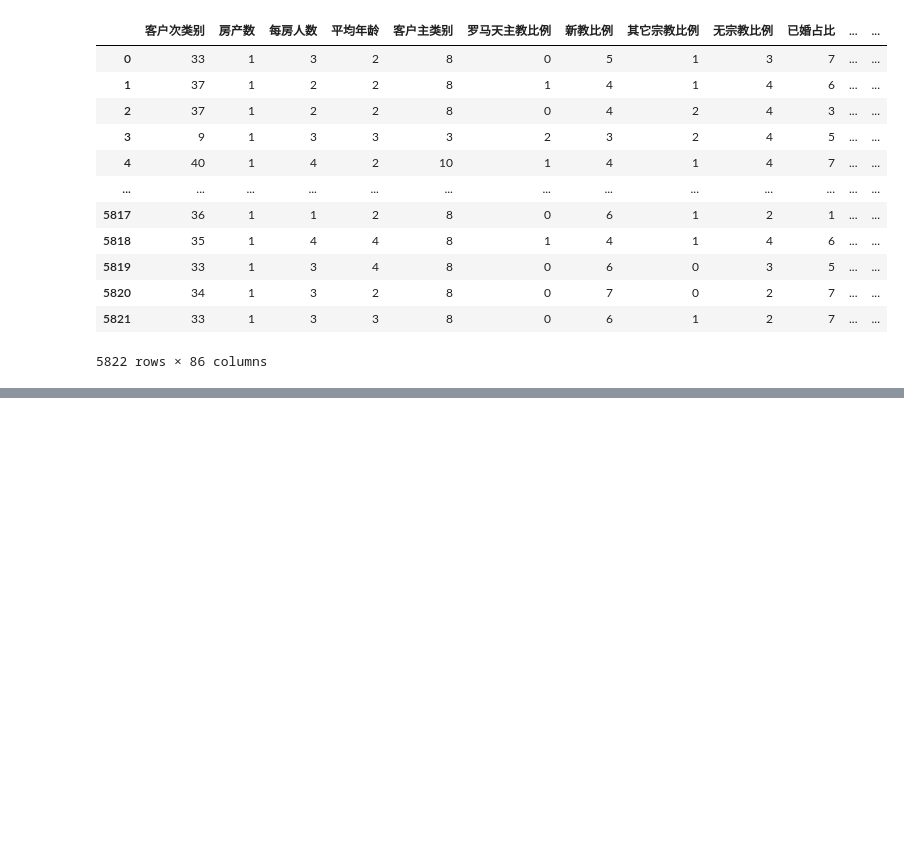
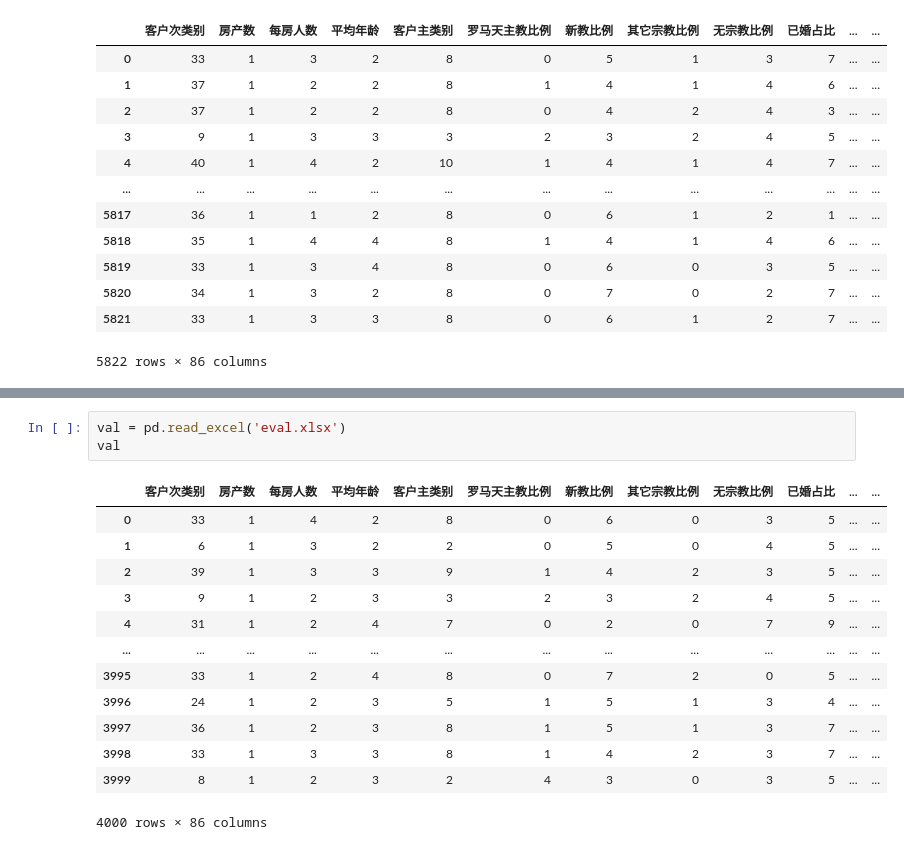
Before and after one commit to sticktn/Pred, a Jupyter notebook: test.ipynb, the cells around one changed output, grey strips where cells are left out. Cells and saved outputs as stored; diff of their text form; blank space fills up the shorter version.

```diff
--- a/test.ipynb
+++ b/test.ipynb
@@ -71,0 +115,17 @@ Length: 86, dtype: int64
+# %%
+val = pd.read_excel('eval.xlsx')
+val
+# %% [output]
+|  | 客户次类别 | 房产数 | 每房人数 | 平均年龄 | 客户主类别 | 罗马天主教比例 | 新教比例 | 其它宗教比例 | 无宗教比例 | 已婚占比 | ... | ... |
+| 0 | 33 | 1 | 4 | 2 | 8 | 0 | 6 | 0 | 3 | 5 | ... | ... |
+| 1 | 6 | 1 | 3 | 2 | 2 | 0 | 5 | 0 | 4 | 5 | ... | ... |
+| 2 | 39 | 1 | 3 | 3 | 9 | 1 | 4 | 2 | 3 | 5 | ... | ... |
+| 3 | 9 | 1 | 2 | 3 | 3 | 2 | 3 | 2 | 4 | 5 | ... | ... |
+| 4 | 31 | 1 | 2 | 4 | 7 | 0 | 2 | 0 | 7 | 9 | ... | ... |
+| ... | ... | ... | ... | ... | ... | ... | ... | ... | ... | ... | ... | ... |
+| 3995 | 33 | 1 | 2 | 4 | 8 | 0 | 7 | 2 | 0 | 5 | ... | ... |
+| 3996 | 24 | 1 | 2 | 3 | 5 | 1 | 5 | 1 | 3 | 4 | ... | ... |
+| 3997 | 36 | 1 | 2 | 3 | 8 | 1 | 5 | 1 | 3 | 7 | ... | ... |
+| 3998 | 33 | 1 | 3 | 3 | 8 | 1 | 4 | 2 | 3 | 7 | ... | ... |
+| 3999 | 8 | 1 | 2 | 3 | 2 | 4 | 3 | 0 | 3 | 5 | ... | ... |
+4000 rows × 86 columns
```
Also changed, not shown: parts of 18 cells of this notebook.
